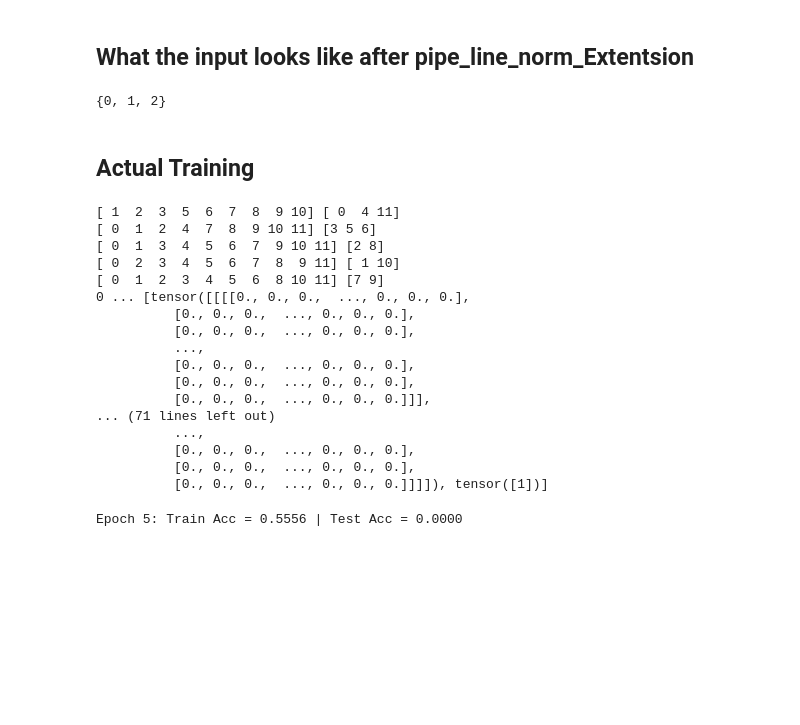
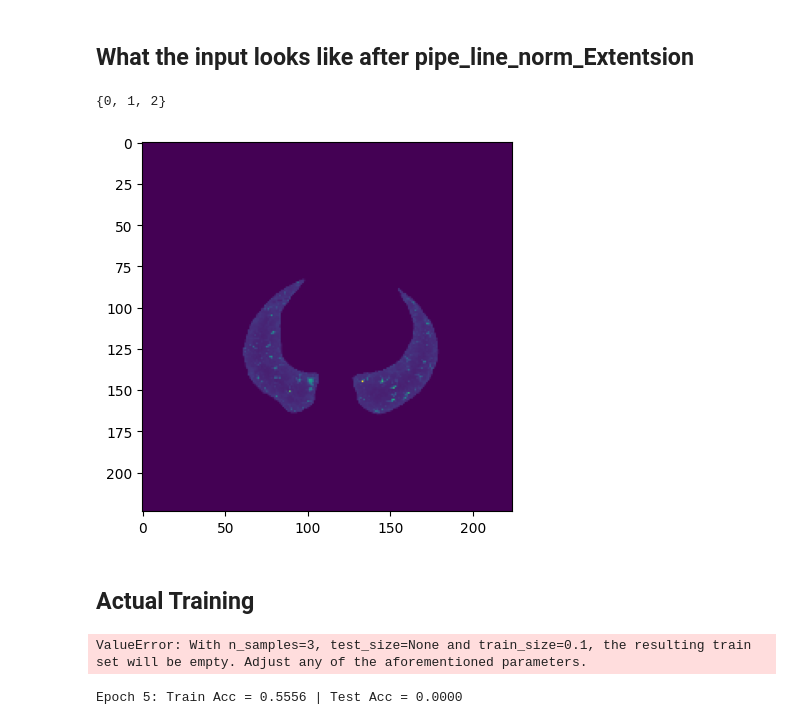
Before and after one commit to Christian-Stefan/Team-Internship, a Jupyter notebook: ContextModel.ipynb, the cells around one changed output. Saved outputs shown, nothing was run; the diff lists cells and outputs as text; code cells hidden in the pictures; blank space fills up the shorter version.

Commit message:
<Minor Updates> debugging related

```diff
--- a/ContextModel.ipynb
+++ b/ContextModel.ipynb
@@ -414,15 +414,19 @@ Start processing data from.../content/Output/
 # %%
 # Classes/Labels
 classes_container:set = set()
 debug_dataLoader = DataLoader(data, batch_size=1, shuffle = False)
+debug_sample = None
 
 for outputs, labels in debug_dataLoader:
   if hasattr(labels, 'item'):
     classes_container.add(labels.item())
+    debug_sample = outputs
 
+plt.imshow(debug_sample[0].permute(1,2,0))
 print(classes_container)
 # %% [output]
 {0, 1, 2}
+[figure, added]
 # %% [markdown]
 ## Actual Training
 # %%
@@ -438,34 +442,23 @@ loss_over_epochs_test:list = []        # Per-epoch average test loss
 accuracy_over_epochs_train:list = []   # Per-epoch train accuracy
 accuracy_over_epochs_test:list = []    # Per-epoch test accuracy
 
+# 1.3 Split the data
+train_data, temp_data = train_test_split(data, train_size=0.80, shuffle = True, random_state=42)
+test_data, validation_data = train_test_split(temp_data, train_size = 0.10, shuffle = True, random_state = 42)
+
 # 2. Generate the training dataset
-for train_idx, val_idx in k_fold.split(data):
-  print(train_idx, val_idx)
+for train_idx, test_idx in k_fold.split(data):
+  print(train_idx, test_idx)
   trainset_CV = torch.utils.data.dataset.Subset(data, train_idx)  # New training sub-set from Data
-  valset_CV = torch.utils.data.dataset.Subset(data, val_idx)  # New validation sub-set from Data
+  testset_CV = torch.utils.data.dataset.Subset(data, test_idx)  # New validation sub-set from Data
+
   train_loader = DataLoader(dataset=trainset_CV, batch_size=batch_size, shuffle=True)
-  val_loader = DataLoader(dataset=valset_CV, batch_size=batch_size, shuffle=False)
+  val_loader = DataLoader(dataset=testset_CV, batch_size=batch_size, shuffle=False)
 
 for index ,item in enumerate(train_loader):
   print(index,"...",item)
 # %% [output]
-[ 1  2  3  5  6  7  8  9 10] [ 0  4 11]
-[ 0  1  2  4  7  8  9 10 11] [3 5 6]
-[ 0  1  3  4  5  6  7  9 10 11] [2 8]
-[ 0  2  3  4  5  6  7  8  9 11] [ 1 10]
-[ 0  1  2  3  4  5  6  8 10 11] [7 9]
-0 ... [tensor([[[[0., 0., 0.,  ..., 0., 0., 0.],
-          [0., 0., 0.,  ..., 0., 0., 0.],
-          [0., 0., 0.,  ..., 0., 0., 0.],
-          ...,
-          [0., 0., 0.,  ..., 0., 0., 0.],
-          [0., 0., 0.,  ..., 0., 0., 0.],
-          [0., 0., 0.,  ..., 0., 0., 0.]]],
-... (71 lines left out)
-          ...,
-          [0., 0., 0.,  ..., 0., 0., 0.],
-          [0., 0., 0.,  ..., 0., 0., 0.],
-          [0., 0., 0.,  ..., 0., 0., 0.]]]]), tensor([1])]
+ValueError: With n_samples=3, test_size=None and train_size=0.1, the resulting train set will be empty. Adjust any of the aforementioned parameters.
 # %%
 # 1. Create basis of K-Fold Cross Val
 # 1.1 Declaring number of splits
```
Also changed, not shown: parts of 2 cells of this notebook.
